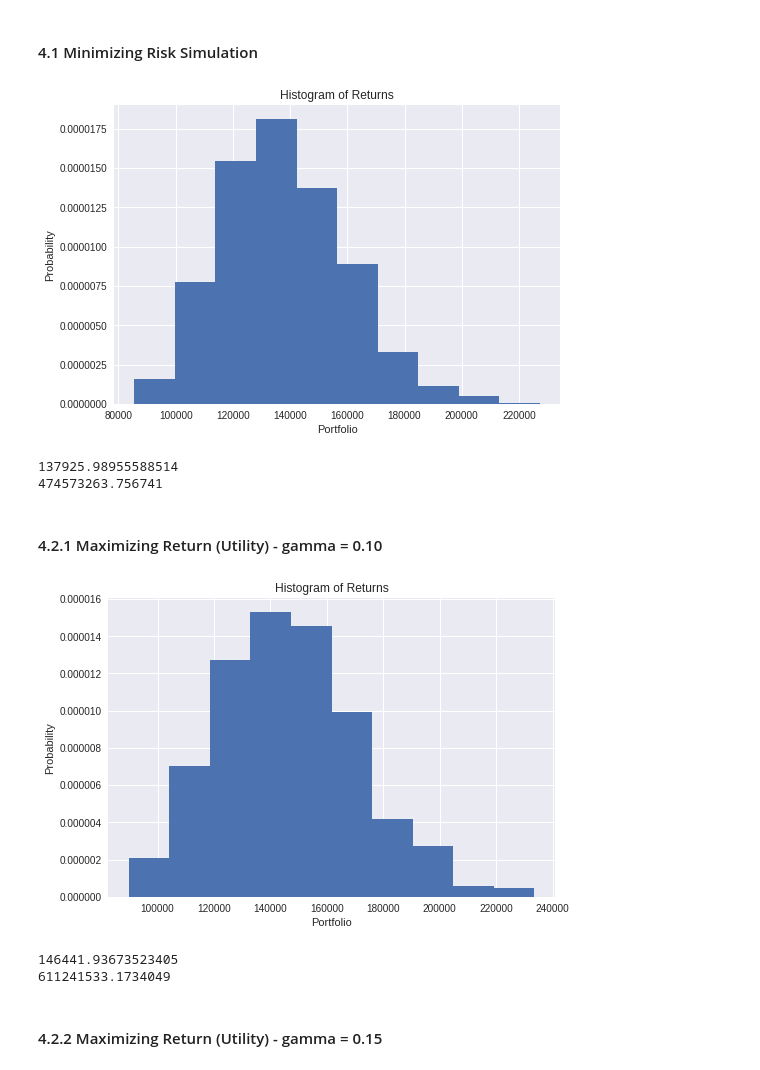
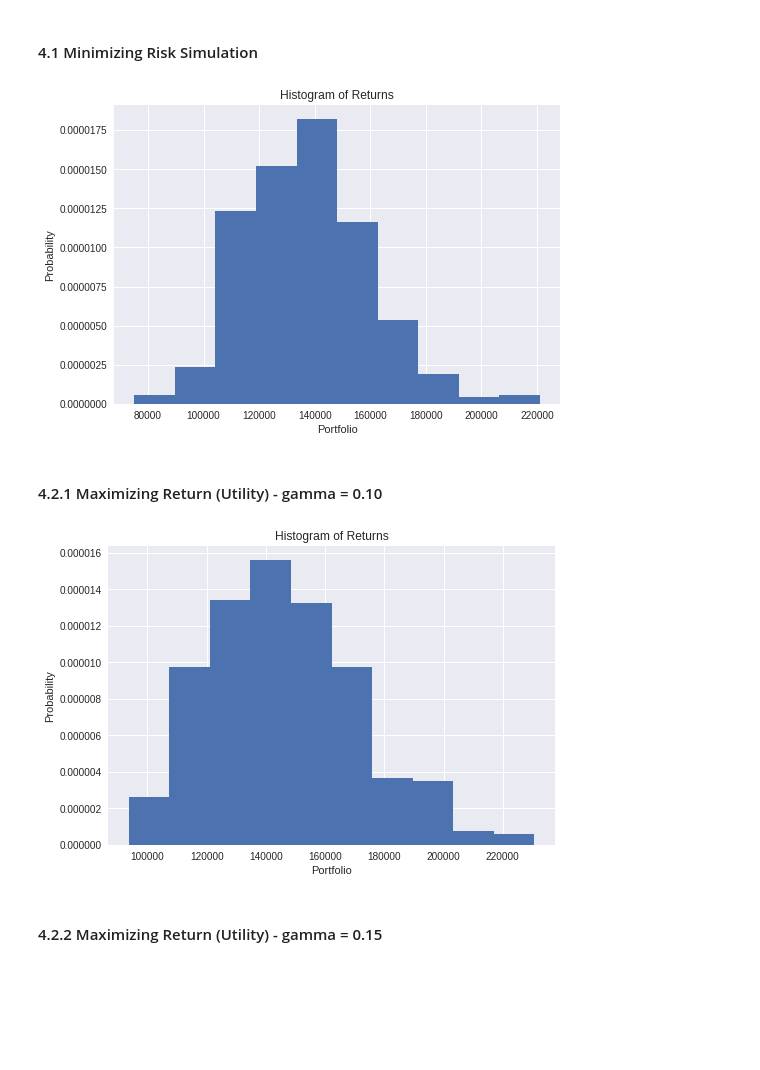
Before and after one commit to UnoYiyi/BAX423, a Jupyter notebook: 443_Homework_2.ipynb, the cells around one changed output. Saved outputs shown, nothing was run; the diff lists cells and outputs as text; code cells hidden in the pictures; blank space fills up the shorter version.

```diff
--- a/443_Homework_2.ipynb
+++ b/443_Homework_2.ipynb
@@ -304,40 +328,36 @@ Based on the optimal allocations $𝑥^∗$ obtained in the two questions above,
 # %%
 # Simulation
 import numpy as np
 import matplotlib.pyplot as plt
-simu=1000 # I am doing 100 simulations
+simu=500 # I am doing 500 simulations
 T = 300 # 300 trading days
 m=6 # I have 5 assets
 B=100000 # Budget is $100000
 z_values = []
 for q in range(simu):
     y = np.zeros((T+1,m))
-    y[0]=[x_min.item(0),x_min.item(1),x_min.item(2),x_min.item(3),x_min.item(4),x_min.item(5)]
+    y[0]=[x.value.item(0),x.value.item(1),x.value.item(2),x.value.item(3),x.value.item(4),x.value.item(5)]
     for i in range(T):
         rr=np.random.multivariate_normal(mu,Cov)
         y[i+1]=y[i]*(1+rr)
     z_values.append(sum(y[T])*B)
-
 plt.hist(z_values, density=True )
 plt.xlabel('Portfolio')
 plt.ylabel('Probability')
 plt.title('Histogram of Returns')
 plt.show()
 # %% [output]
-[figure, old version]
+[figure, new version]
 # %%
-print(np.mean(z_values))
-print(np.var(z_values))
+min_mean = np.mean(z_values)
+min_var = np.var(z_values)
-# %% [output]
-137925.98955588514
-474573263.756741
 # %% [markdown]
 #### 4.2.1 Maximizing Return (Utility) - gamma = 0.10
 # %%
 # Simulation
 import numpy as np
 import matplotlib.pyplot as plt
-simu=1000 # I am doing 1000 simulations
+simu=500 # I am doing 500 simulations
 T = 300 # 300 trading days
 m=6 # I have 5 assets
 B=100000 # Budget is $100000
@@ -356,14 +376,10 @@ plt.ylabel('Probability')
 plt.title('Histogram of Returns')
 plt.show()
 # %% [output]
-[figure, old version]
+[figure, new version]
 # %%
-import math
-print(np.mean(z_values))
-print(np.var(z_values))
+max_mean1 = np.mean(z_values)
+max_var1 = np.var(z_values)
-# %% [output]
-146441.93673523405
-611241533.1734049
 # %% [markdown]
 #### 4.2.2 Maximizing Return (Utility) - gamma = 0.15
 # %%
```
Also changed, not shown: parts of 36 cells of this notebook.
